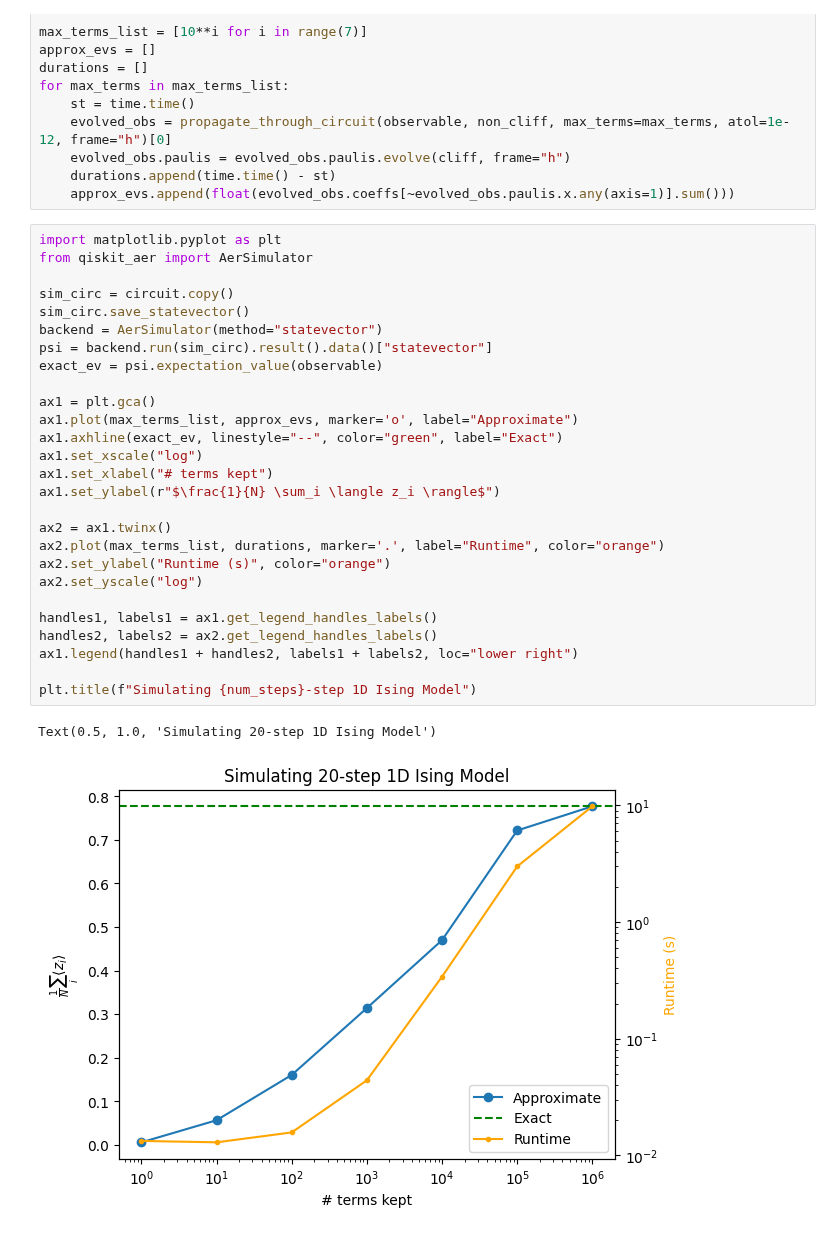
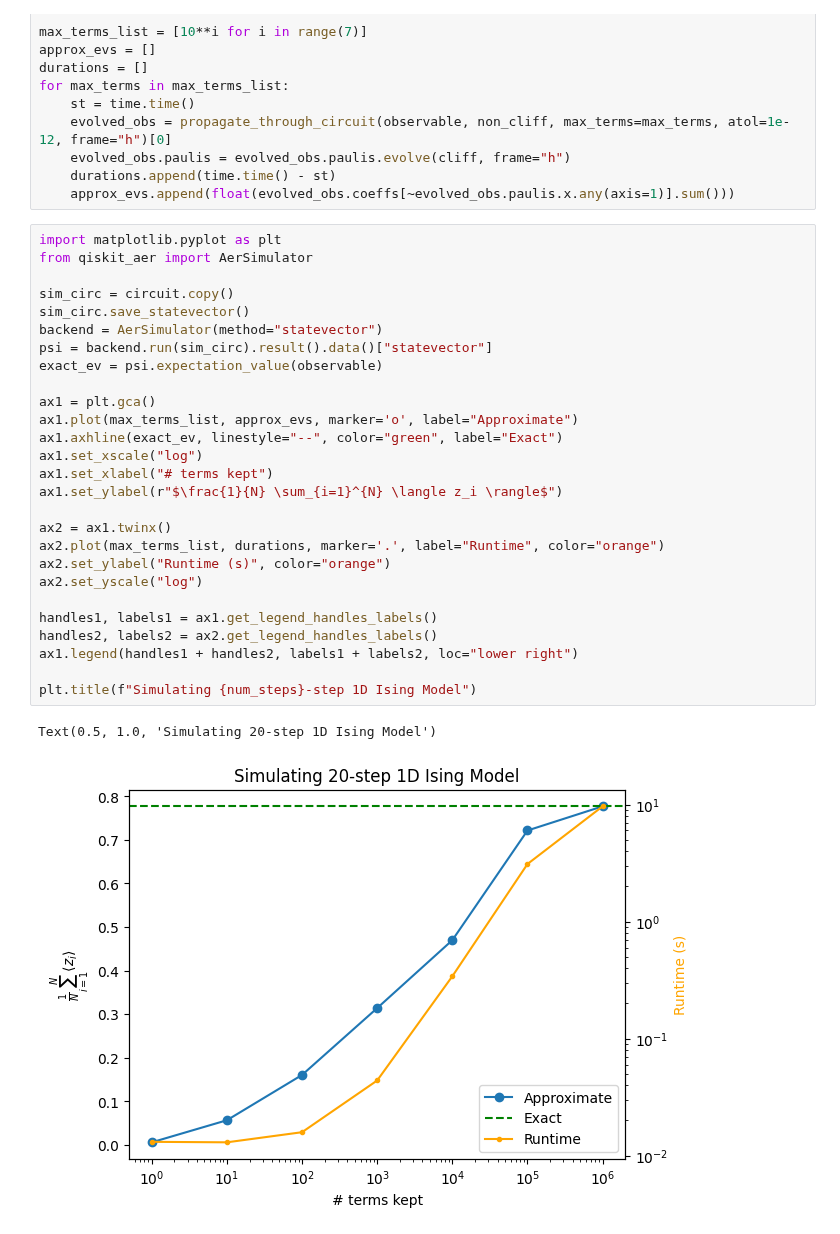
Before and after one commit to Qiskit/pauli-prop, a Jupyter notebook: docs/tutorials/01_classically_estimate_expectation_values.ipynb, the cells around one changed output. Drawn from its saved outputs; the diff is of its cells as text.

```diff
--- a/docs/tutorials/01_classically_estimate_expectation_values.ipynb
+++ b/docs/tutorials/01_classically_estimate_expectation_values.ipynb
@@ -67,30 +70,30 @@ for max_terms in max_terms_list:
 # %%
 import matplotlib.pyplot as plt
 from qiskit_aer import AerSimulator
 
 sim_circ = circuit.copy()
 sim_circ.save_statevector()
 backend = AerSimulator(method="statevector")
 psi = backend.run(sim_circ).result().data()["statevector"]
 exact_ev = psi.expectation_value(observable)
 
 ax1 = plt.gca()
 ax1.plot(max_terms_list, approx_evs, marker='o', label="Approximate")
 ax1.axhline(exact_ev, linestyle="--", color="green", label="Exact")
 ax1.set_xscale("log")
 ax1.set_xlabel("# terms kept")
-ax1.set_ylabel(r"$\frac{1}{N} \sum_i \langle z_i \rangle$")
+ax1.set_ylabel(r"$\frac{1}{N} \sum_{i=1}^{N} \langle z_i \rangle$")
 
 ax2 = ax1.twinx()
 ax2.plot(max_terms_list, durations, marker='.', label="Runtime", color="orange")
 ax2.set_ylabel("Runtime (s)", color="orange")
 ax2.set_yscale("log")
 
 handles1, labels1 = ax1.get_legend_handles_labels()
 handles2, labels2 = ax2.get_legend_handles_labels()
 ax1.legend(handles1 + handles2, labels1 + labels2, loc="lower right")
 
 plt.title(f"Simulating {num_steps}-step 1D Ising Model")
 # %% [output]
 Text(0.5, 1.0, 'Simulating 20-step 1D Ising Model')
-[figure, old version]
+[figure, new version]
```
Also changed, not shown: parts of 1 cell of this notebook.
